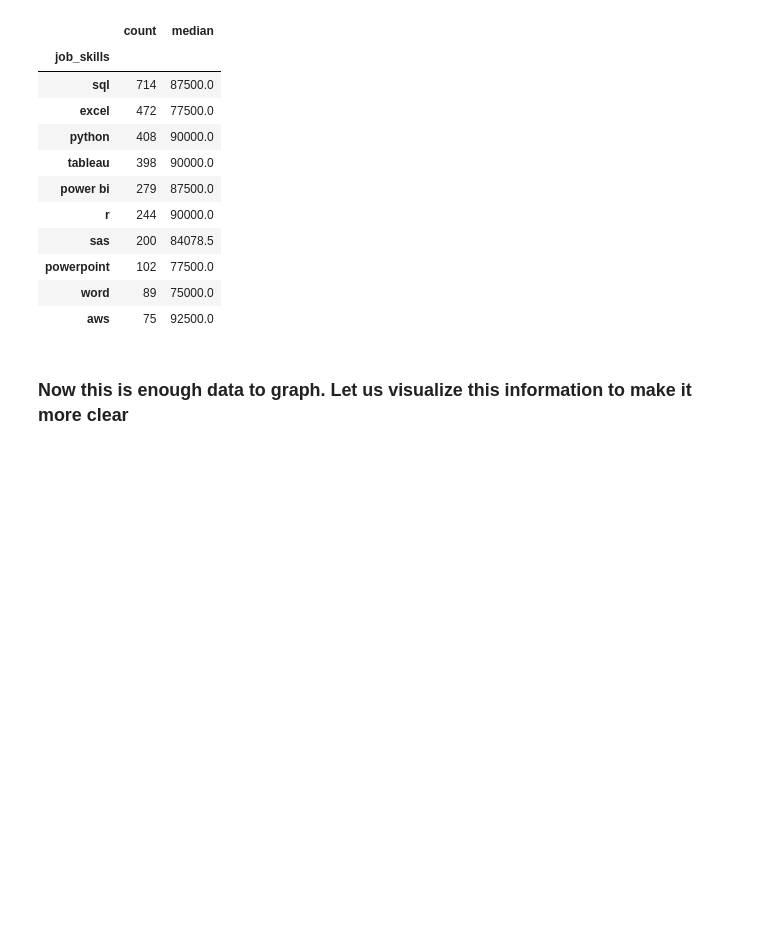
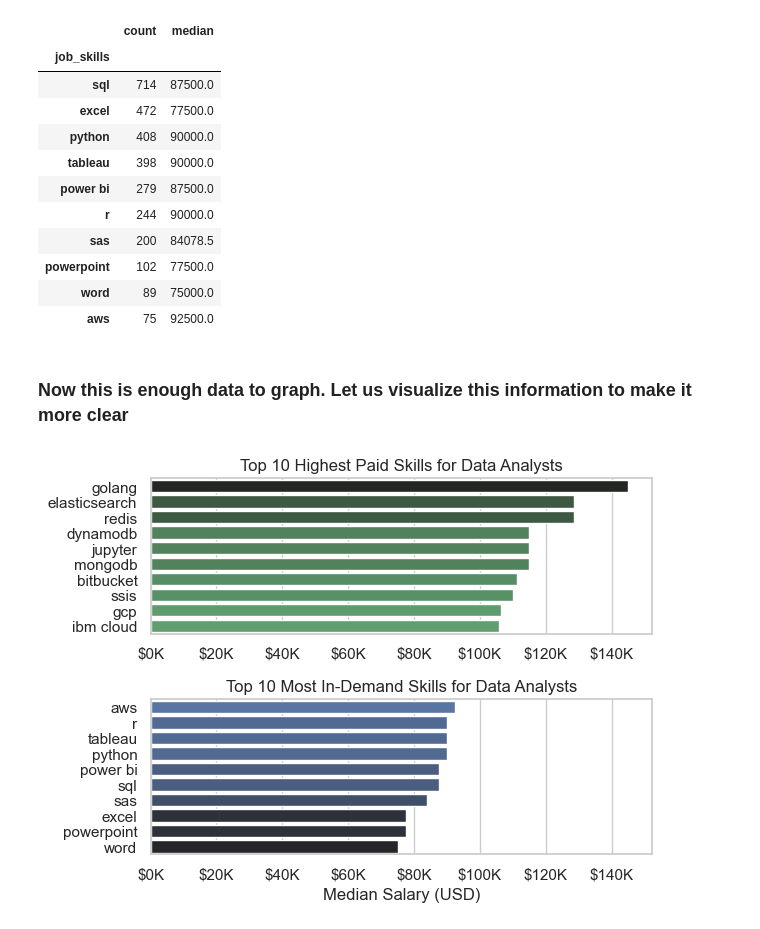
Before and after one commit to GeoffreyBarnesData/Python_Data_Project, a Jupyter notebook: Project/4_Salary_Analysis.ipynb, the cells around one changed output. Drawn from its saved outputs; the diff is of its cells as text; code cells hidden in the pictures; blank space fills up the shorter version.

```diff
--- a/Project/4_Salary_Analysis.ipynb
+++ b/Project/4_Salary_Analysis.ipynb
@@ -134,7 +134,9 @@ df_DA_top_pay.head(50)
 # %%
 df_DA_top_skills = df_DA_US.groupby('job_skills')['salary_year_avg'].agg(['count','median']).sort_values(by='count', ascending=False)
 
-df_DA_top_skills.head(10)
+df_DA_top_skills = df_DA_top_skills.head(10)
+
+df_DA_top_skills
 # %% [output]
 |  | count | median |
 | job_skills |  |  |
@@ -150,22 +152,29 @@ df_DA_top_skills.head(10)
 | aws | 75 | 92500.0 |
 # %% [markdown]
 ### Now this is enough data to graph. Let us visualize this information to make it more clear
+# %%
+df_DA_top_skills = df_DA_top_skills.sort_values('median',ascending=False)
 # %%
 fig, ax = plt.subplots(2,1)
 sns.set_theme(style='whitegrid')
 
 sns.barplot(data=df_DA_top_pay, x='median', y=df_DA_top_pay.index, hue='median', ax=ax[0], palette='dark:g_r')
 ax[0].legend().remove()
 ax[0].set_title('Top 10 Highest Paid Skills for Data Analysts')
 ax[0].set_ylabel('')
 ax[0].set_xlabel('')
 ax[0].xaxis.set_major_formatter(plt.FuncFormatter(lambda x, _: f'${int(x/1000)}K'))
 
-sns.barplot(data=df_DA_top_skills, x='median', y=df_DA_top_skills.index, hue='median', ax=ax[1], palette='light:g_r')
+sns.barplot(data=df_DA_top_skills, x='median', y=df_DA_top_skills.index, hue='median', ax=ax[1], palette='dark:b')
 ax[1].legend().remove()
 ax[1].set_title('Top 10 Most In-Demand Skills for Data Analysts')
 ax[1].set_ylabel('')
 ax[1].set_xlabel('Median Salary (USD)')
 #to make sure the graphs are equal sizes in the x dimention
 ax[1].set_xlim(ax[0].get_xlim())
-ax[1].
+ax[1].xaxis.set_major_formatter(plt.FuncFormatter(lambda x, _: f'${int(x/1000)}K'))
+
+plt.tight_layout()
+plt.show()
+# %% [output]
+[figure, added]
```
